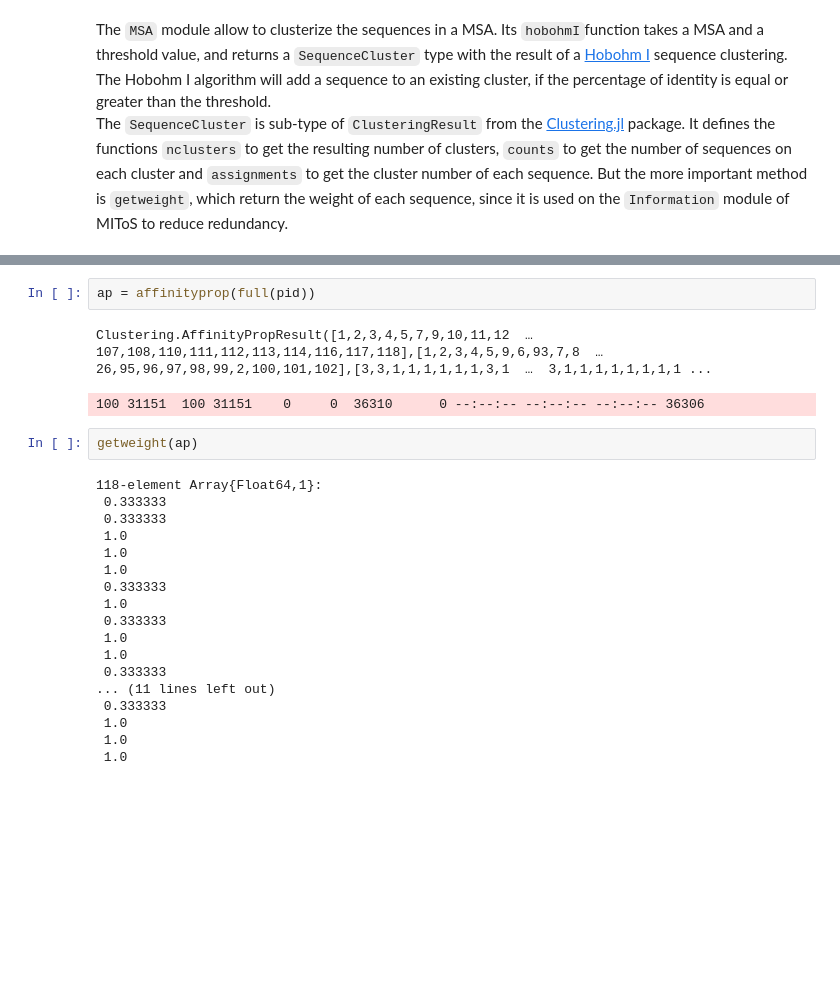
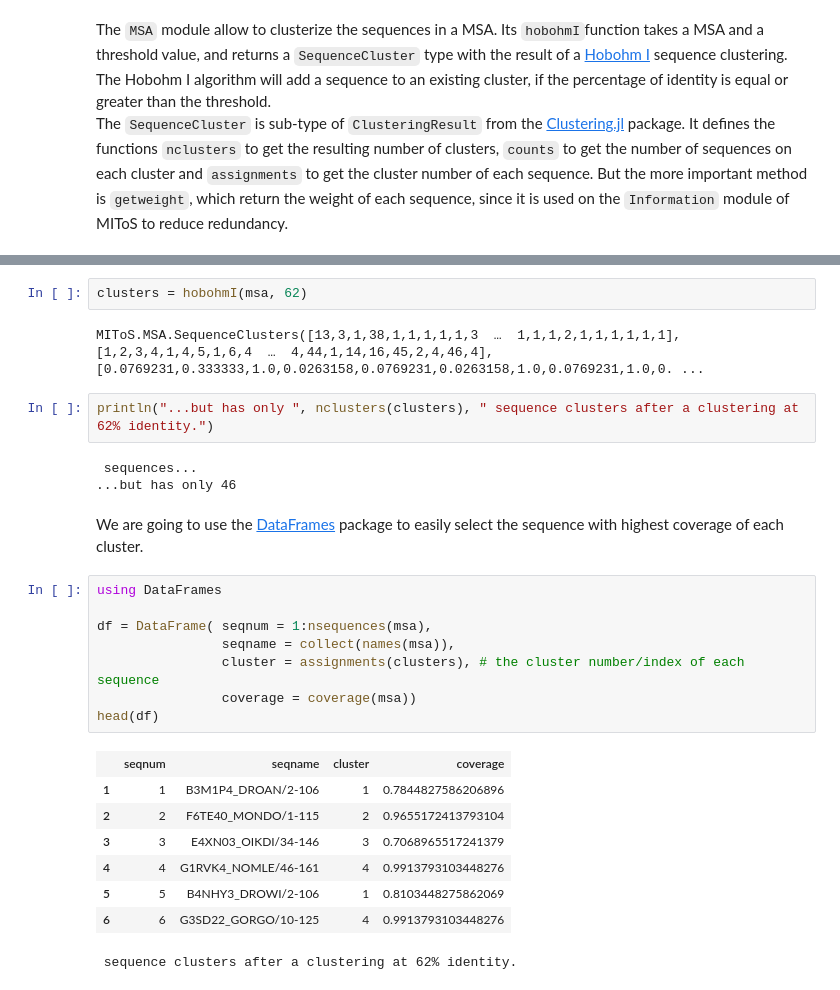
Before and after one commit to diegozea/MIToS.jl, a Jupyter notebook: docs/MSA.ipynb, the cells around one changed output, grey strips where cells are left out. Cells and saved outputs as stored; diff of their text form; blank space fills up the shorter version.

```diff
--- a/docs/MSA.ipynb
+++ b/docs/MSA.ipynb
@@ -798,25 +761,28 @@ pid = percentidentity(msa)
-# %%
-ap = affinityprop(full(pid))
-# %% [output]
-Clustering.AffinityPropResult([1,2,3,4,5,7,9,10,11,12  …  107,108,110,111,112,113,114,116,117,118],[1,2,3,4,5,9,6,93,7,8  …  26,95,96,97,98,99,2,100,101,102],[3,3,1,1,1,1,1,1,3,1  …  3,1,1,1,1,1,1,1,1 ...
-100 31151  100 31151    0     0  36310      0 --:--:-- --:--:-- --:--:-- 36306
-# %%
-getweight(ap)
-# %% [output]
-118-element Array{Float64,1}:
- 0.333333
- 0.333333
- 1.0
- 1.0
- 1.0
- 0.333333
- 1.0
- 0.333333
- 1.0
- 1.0
- 0.333333
-... (11 lines left out)
- 0.333333
- 1.0
- 1.0
- 1.0
+# %%
+clusters = hobohmI(msa, 62)
+# %% [output]
+MIToS.MSA.SequenceClusters([13,3,1,38,1,1,1,1,1,3  …  1,1,1,2,1,1,1,1,1,1],[1,2,3,4,1,4,5,1,6,4  …  4,44,1,14,16,45,2,4,46,4],[0.0769231,0.333333,1.0,0.0263158,0.0769231,0.0263158,1.0,0.0769231,1.0,0. ...
+# %%
+println("...but has only ", nclusters(clusters), " sequence clusters after a clustering at 62% identity.")
+# %% [output]
+ sequences...
+...but has only 46
+# %% [markdown]
+We are going to use the [DataFrames<span class="fa fa-external-link" aria-hidden="true"></span>](#http://dataframesjl.readthedocs.org/en/latest/) package to easily select the sequence with highest coverage of each cluster.
+# %%
+using DataFrames
+
+df = DataFrame( seqnum = 1:nsequences(msa),
+                seqname = collect(names(msa)),
+                cluster = assignments(clusters), # the cluster number/index of each sequence
+                coverage = coverage(msa))
+head(df)
+# %% [output]
+|  | seqnum | seqname | cluster | coverage |
+| 1 | 1 | B3M1P4_DROAN/2-106 | 1 | 0.7844827586206896 |
+| 2 | 2 | F6TE40_MONDO/1-115 | 2 | 0.9655172413793104 |
+| 3 | 3 | E4XN03_OIKDI/34-146 | 3 | 0.7068965517241379 |
+| 4 | 4 | G1RVK4_NOMLE/46-161 | 4 | 0.9913793103448276 |
+| 5 | 5 | B4NHY3_DROWI/2-106 | 1 | 0.8103448275862069 |
+| 6 | 6 | G3SD22_GORGO/10-125 | 4 | 0.9913793103448276 |
+ sequence clusters after a clustering at 62% identity.
```
Also changed, not shown: parts of 36 cells of this notebook, 4 other files.
